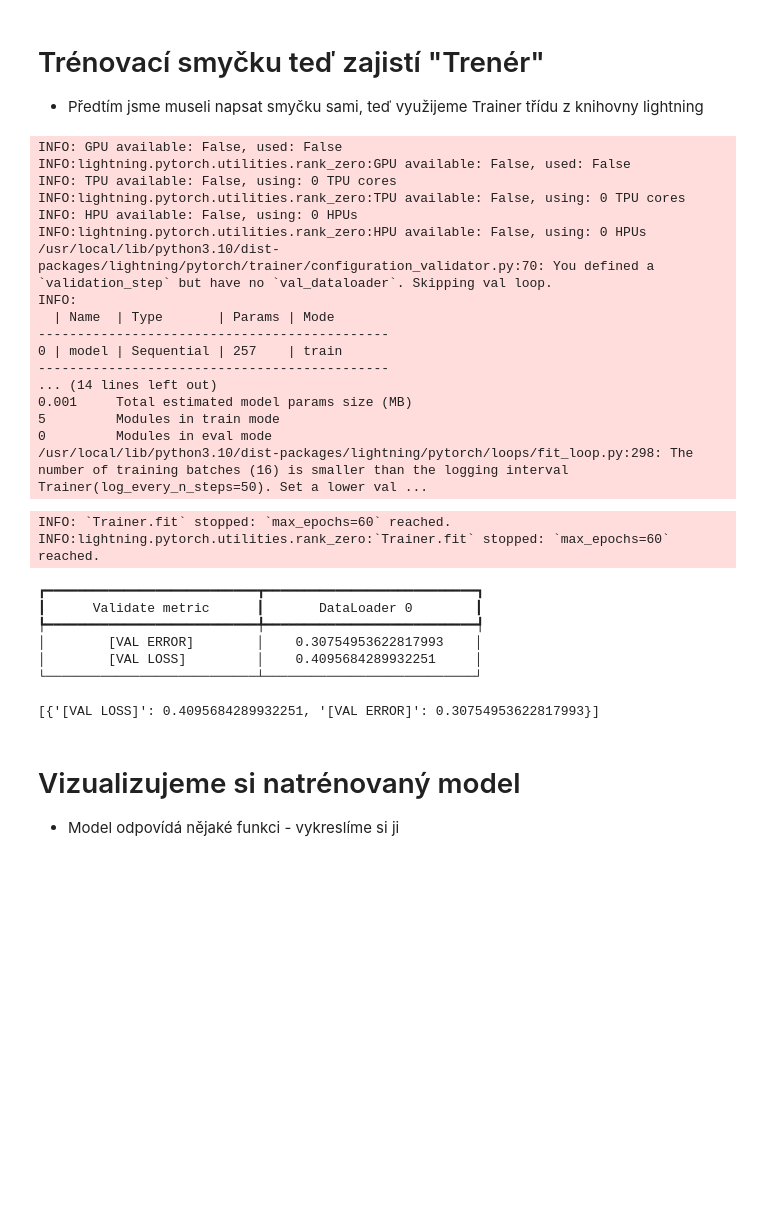
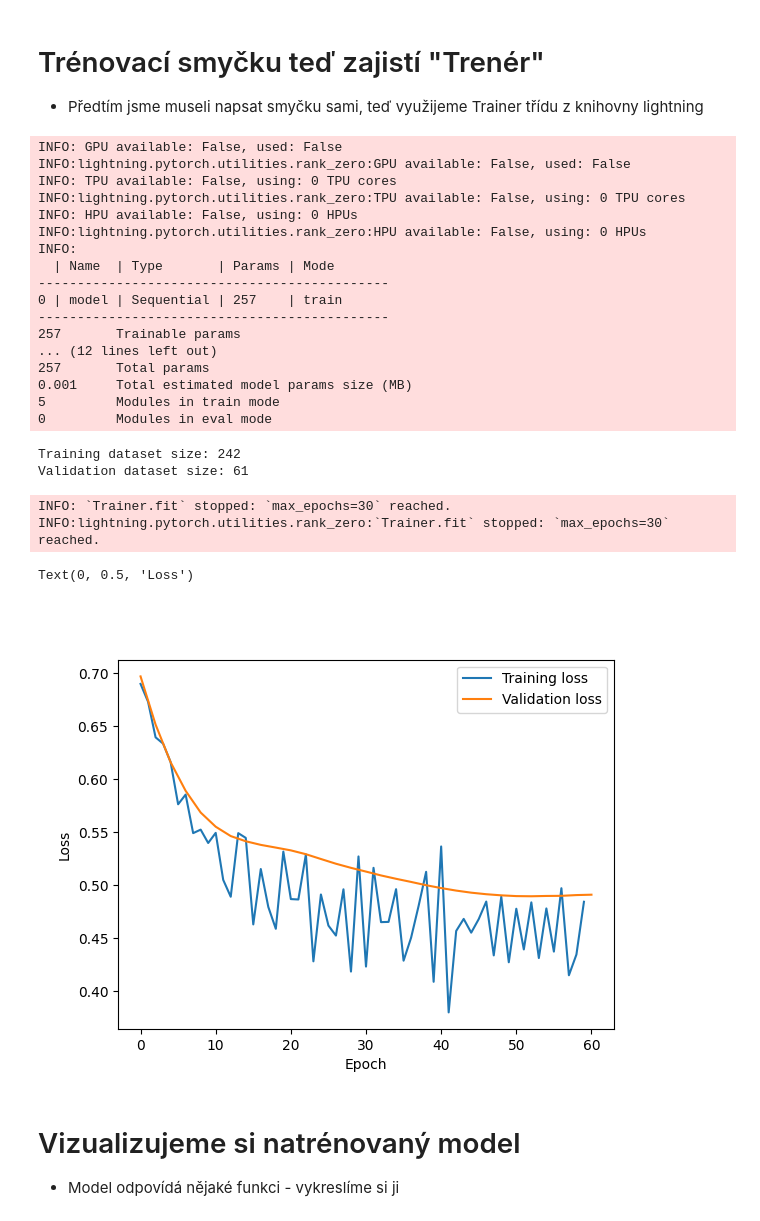
Before and after one commit to Travnickt3d/FITLS, a Jupyter notebook: 2024/2_multifeature_data_intro.ipynb, the cells around one changed output. Cells and saved outputs as stored; diff of their text form; code cells hidden in the pictures; blank space fills up the shorter version.

```diff
--- a/2024/2_multifeature_data_intro.ipynb
+++ b/2024/2_multifeature_data_intro.ipynb
@@ -279,7 +307,6 @@ plt.show()
 # %%
 # Tady si nachystáme požadované třídy
 
-import lightning as L
 
 # Vytvoříme model, tentokrát jako lightening module
 class LModel(L.LightningModule):
@@ -294,6 +321,9 @@ class LModel(L.LightningModule):
             torch.nn.Sigmoid()
         )
 
+        self.trn_loss_history = []
+        self.val_loss_history = []
+
     def forward(self, x):
         '''
         Funkce pro předání dat do modelu. Zde pouhé zavolání model, jak už jsme viděli dříve...
@@ -304,7 +334,7 @@ class LModel(L.LightningModule):
         '''
         Nastavení trénovacího algoritmu je tentokrát zde v modulu.
         '''
-        optimizer = torch.optim.Adam(self.parameters(), lr=1e-3)
+        optimizer = torch.optim.Adam(self.parameters(), lr=1e-2)
         return optimizer
 
     def training_step(self, batch, batch_idx):
@@ -315,6 +345,7 @@ class LModel(L.LightningModule):
         y_hat = self(x)
         loss = torch.nn.functional.binary_cross_entropy(y_hat, y)
         self.log("[TRAIN LOSS]", loss, prog_bar=True)
+        self.trn_loss_history.append(loss.item())
         error = torch.mean(torch.abs(y_hat - y))
         self.log("[TRAIN ERROR]", error, prog_bar=True)
         return loss
@@ -326,6 +357,7 @@ class LModel(L.LightningModule):
         x, y = batch
         y_hat = self(x)
         loss = torch.nn.functional.binary_cross_entropy(y_hat, y)
+        self.val_loss_history.append(loss.item())
         error = torch.mean(torch.abs(y_hat - y))
         self.log("[VAL LOSS]", loss, prog_bar=True)
         self.log("[VAL ERROR]", error, prog_bar=True)
@@ -357,7 +389,7 @@ class AgePainDataset(torch.utils.data.Dataset):
         cp = 2 bude reprezentováno jako [0, 0, 1, 0, 0]
         ...
         '''
-        one_hot = [0]*pain_types.__len__()
+        one_hot = [0]*len(g_data_info["cp"]["encoding"])
         one_hot[cp] = 1
         return torch.tensor(one_hot).to(torch.float32)
 
@@ -376,10 +408,10 @@ class AgePainDataset(torch.utils.data.Dataset):
 # %%
 
 # Z datasetu budeme vybírat podmnožiny dat s počtem vzorků batch_size
-batch_size = 16
+batch_size = 128
 
 # 1 epocha = model "viděl" všechna data v datasetu. Počet epoch znamená kolikrát model "viděl" celý dataset.
-epochs = 60
+epochs = 30
 
 # Vytvoření modelu z naší třídy LModel
 age_pain_model = LModel(inputs=6, hidden_units=32)
@@ -389,20 +421,24 @@ age_pain_trainer = L.Trainer(max_epochs=epochs)
 
 # Data rozdělíme na dvě množiny
 # Trénovací dataset - tyto data model uvidí během trénování
-age_pain_dataset_train = AgePainDataset(dataframe.sample(frac=0.8, random_state=0))
+age_pain_dataset_train = AgePainDataset(dataframe.sample(frac=0.8, random_state=1))
 
 # Validační dataset - tyto data model během trénování neuvidí. Změříme na nich, jak dobře se modelu daří predikovat pro vzorky, které nikdy neviděl.
 age_pain_dataset_val = AgePainDataset(dataframe.drop(age_pain_dataset_train.dataframe.index))
 
+print(f"Training dataset size: {len(age_pain_dataset_train)}")
+print(f"Validation dataset size: {len(age_pain_dataset_val)}")
+
 # Pomocné třídy na opakované vytahování batchů dat
-train_dataloader = torch.utils.data.DataLoader(age_pain_dataset_train, batch_size=batch_size)
-val_dataloader = torch.utils.data.DataLoader(age_pain_dataset_val, batch_size=batch_size)
+train_dataloader = torch.utils.data.DataLoader(age_pain_dataset_train, batch_size=batch_size, drop_last=False, shuffle=True)
+val_dataloader = torch.utils.data.DataLoader(age_pain_dataset_val, batch_size=61, drop_last=False)
 
 # Zde se teď skrývá trénovací smyčka
 age_pain_trainer.fit(model=age_pain_model,
-                    train_dataloaders=train_dataloader)
+                    train_dataloaders=train_dataloader,
+                    val_dataloaders=val_dataloader)
 
-age_pain_trainer.validate(model=age_pain_model, dataloaders=val_dataloader)
+#age_pain_trainer.validate(model=age_pain_model, dataloaders=val_dataloader)
 # %% [output]
 INFO: GPU available: False, used: False
 INFO:lightning.pytorch.utilities.rank_zero:GPU available: False, used: False
@@ -410,26 +446,37 @@ INFO: TPU available: False, using: 0 TPU cores
 INFO:lightning.pytorch.utilities.rank_zero:TPU available: False, using: 0 TPU cores
 INFO: HPU available: False, using: 0 HPUs
 INFO:lightning.pytorch.utilities.rank_zero:HPU available: False, using: 0 HPUs
-/usr/local/lib/python3.10/dist-packages/lightning/pytorch/trainer/configuration_validator.py:70: You defined a `validation_step` but have no `val_dataloader`. Skipping val loop.
 INFO:
   | Name  | Type       | Params | Mode
 ---------------------------------------------
 0 | model | Sequential | 257    | train
 ---------------------------------------------
-... (14 lines left out)
+257       Trainable params
+... (12 lines left out)
+257       Total params
 0.001     Total estimated model params size (MB)
 5         Modules in train mode
 0         Modules in eval mode
-/usr/local/lib/python3.10/dist-packages/lightning/pytorch/loops/fit_loop.py:298: The number of training batches (16) is smaller than the logging interval Trainer(log_every_n_steps=50). Set a lower val ...
-INFO: `Trainer.fit` stopped: `max_epochs=60` reached.
-INFO:lightning.pytorch.utilities.rank_zero:`Trainer.fit` stopped: `max_epochs=60` reached.
+Training dataset size: 242
+Validation dataset size: 61
-┏━━━━━━━━━━━━━━━━━━━━━━━━━━━┳━━━━━━━━━━━━━━━━━━━━━━━━━━━┓
-┃      Validate metric      ┃       DataLoader 0        ┃
-┡━━━━━━━━━━━━━━━━━━━━━━━━━━━╇━━━━━━━━━━━━━━━━━━━━━━━━━━━┩
-│        [VAL ERROR]        │    0.30754953622817993    │
-│        [VAL LOSS]         │    0.4095684289932251     │
-└───────────────────────────┴───────────────────────────┘
+INFO: `Trainer.fit` stopped: `max_epochs=30` reached.
+INFO:lightning.pytorch.utilities.rank_zero:`Trainer.fit` stopped: `max_epochs=30` reached.
-[{'[VAL LOSS]': 0.4095684289932251, '[VAL ERROR]': 0.30754953622817993}]
+# %%
+# Vykreslíme historii trénovacícho lossu
+loss_history = age_pain_model.trn_loss_history
+val_loss_history = age_pain_model.val_loss_history
+val_x_axis_indices = np.linspace(0, len(loss_history), len(val_loss_history)).astype(int)
+
+fig = plt.figure()
+ax = fig.add_subplot()
+ax.plot(loss_history, label='Training loss')
+ax.plot(val_x_axis_indices, val_loss_history, label='Validation loss')
+ax.legend()
+ax.set_xlabel('Epoch')
+ax.set_ylabel('Loss')
+# %% [output]
+Text(0, 0.5, 'Loss')
+[figure, added]
 # %% [markdown]
 # Vizualizujeme si natrénovaný model
 - Model odpovídá nějaké funkci - vykreslíme si ji
```
Also changed, not shown: parts of 20 cells of this notebook, 1 other file.
